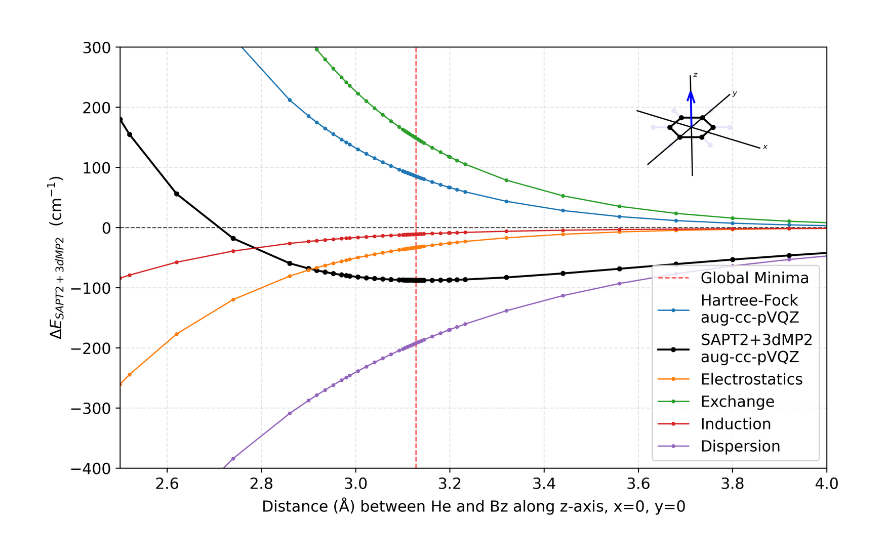
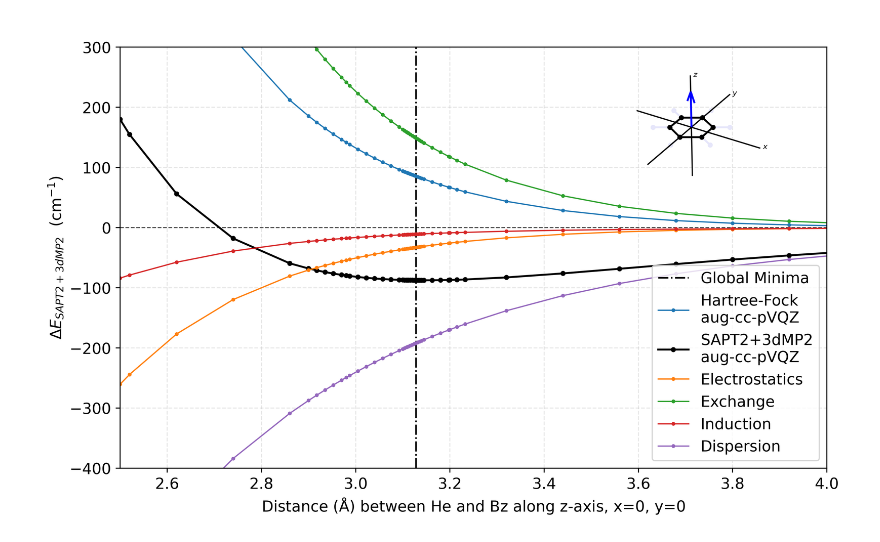
Before and after one commit to DelMaestroGroup/papers-code-HeBenzene, a Jupyter notebook: src/SAPT_energy_decompose.ipynb, the cells around one changed output. Saved outputs shown, nothing was run; the diff lists cells and outputs as text; code cells hidden in the pictures.

```diff
--- a/src/SAPT_energy_decompose.ipynb
+++ b/src/SAPT_energy_decompose.ipynb
@@ -88,35 +88,35 @@ set_pub_style()
 _, ax = plt.subplots(figsize=(10, 6), dpi=500)
 
 ax.set_xlim(2.5, 4)
 ax.set_ylim(-400, 300)
 ax.axhline(0, color="black", linestyle="--", linewidth=0.8, alpha=0.7)
 
 
 ax.axvline(
     3.128,
-    color="red",
-    linestyle="--",
-    linewidth=1,
-    alpha=0.7,
+    color="black",
+    linestyle="-.",
+    linewidth=1.25,
+    # alpha=0.7,
     label="Global Minima",
 )
 
 plot_curves_on_axis(
     ax,
     distances_sorted,
     basis_set_curves,
     r"Distance ($\mathrm{\AA}$) between He and Bz along z-axis, x=0, y=0",
     r"$\Delta E_{SAPT2+3dMP2}$" + f"  ({energy_unit[1]})",
     legend_loc="lower right",
 )
 
 
 quiver_args = (0, 0.01, 0, 0, 0, 7)
 inset_position = [0.65, 0.65, 0.4, 0.4]
 plot_inset_benzene(ax, inset_position, *quiver_args)
 
 plt.savefig("sapt_decompose.pdf", format="pdf", bbox_inches='tight')
 
 plt.show()
 # %% [output]
-[figure, old version]
+[figure, new version]
```
Also changed, not shown: 1 other file.
